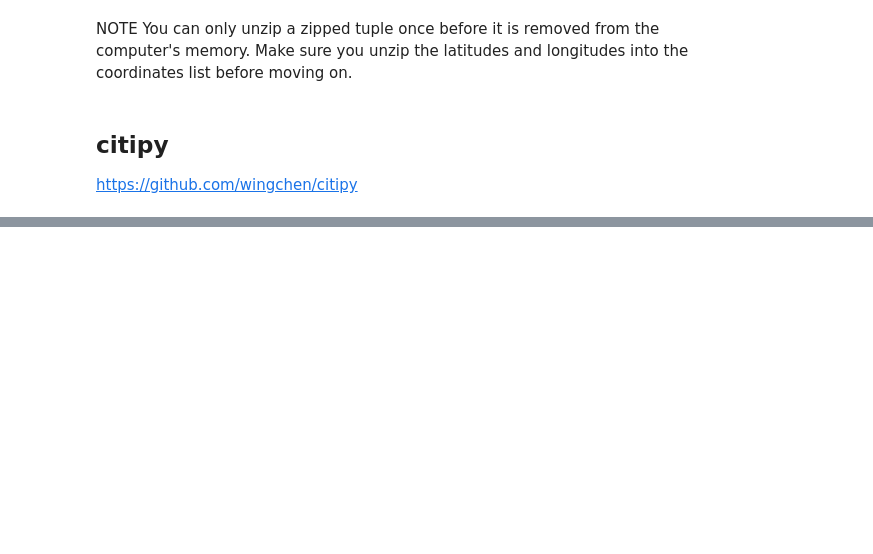
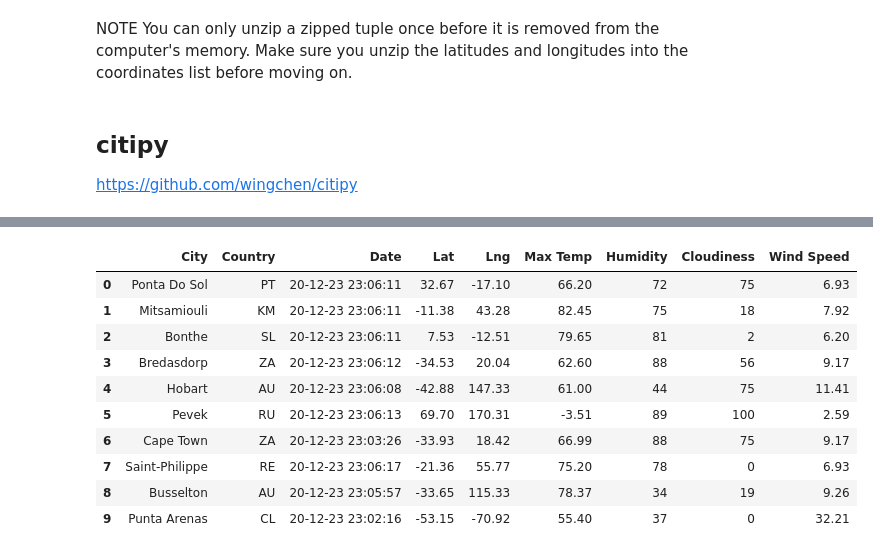
Before and after one commit to yorojanine/World_Weather_Analysis, a Jupyter notebook: WeatherPy.ipynb, the cells around one changed output, grey strips where cells are left out. Cells and saved outputs as stored; diff of their text form; code cells hidden in the pictures; blank space fills up the shorter version.

```diff
--- a/WeatherPy.ipynb
+++ b/WeatherPy.ipynb
@@ -61,0 +184,17 @@ len(cities)
+# %%
+new_column_order = ["City","Country","Date","Lat","Lng","Max Temp","Humidity","Cloudiness","Wind Speed"]
+# %%
+city_data_df=city_data_df[new_column_order]
+city_data_df.head(10)
+# %% [output]
+|  | City | Country | Date | Lat | Lng | Max Temp | Humidity | Cloudiness | Wind Speed |
+| 0 | Ponta Do Sol | PT | 20-12-23 23:06:11 | 32.67 | -17.10 | 66.20 | 72 | 75 | 6.93 |
+| 1 | Mitsamiouli | KM | 20-12-23 23:06:11 | -11.38 | 43.28 | 82.45 | 75 | 18 | 7.92 |
+| 2 | Bonthe | SL | 20-12-23 23:06:11 | 7.53 | -12.51 | 79.65 | 81 | 2 | 6.20 |
+| 3 | Bredasdorp | ZA | 20-12-23 23:06:12 | -34.53 | 20.04 | 62.60 | 88 | 56 | 9.17 |
+| 4 | Hobart | AU | 20-12-23 23:06:08 | -42.88 | 147.33 | 61.00 | 44 | 75 | 11.41 |
+| 5 | Pevek | RU | 20-12-23 23:06:13 | 69.70 | 170.31 | -3.51 | 89 | 100 | 2.59 |
+| 6 | Cape Town | ZA | 20-12-23 23:03:26 | -33.93 | 18.42 | 66.99 | 88 | 75 | 9.17 |
+| 7 | Saint-Philippe | RE | 20-12-23 23:06:17 | -21.36 | 55.77 | 75.20 | 78 | 0 | 6.93 |
+| 8 | Busselton | AU | 20-12-23 23:05:57 | -33.65 | 115.33 | 78.37 | 34 | 19 | 9.26 |
+| 9 | Punta Arenas | CL | 20-12-23 23:02:16 | -53.15 | -70.92 | 55.40 | 37 | 0 | 32.21 |
```
Also changed, not shown: parts of 12 cells of this notebook, 2 other files.
